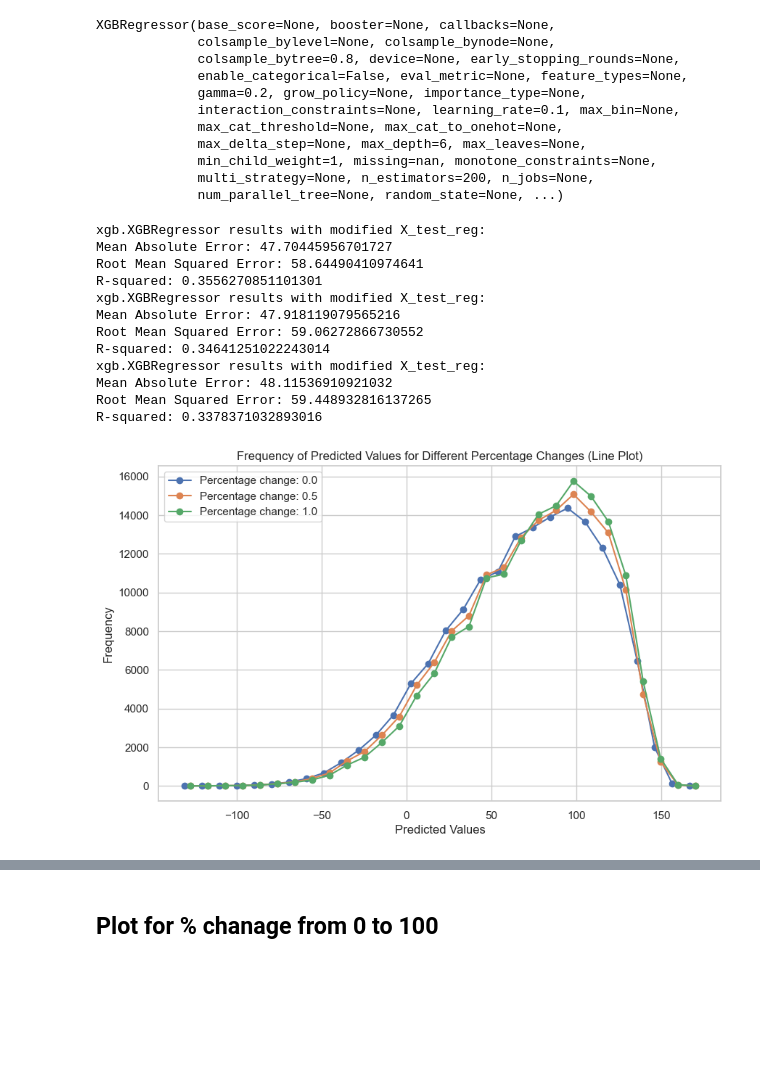
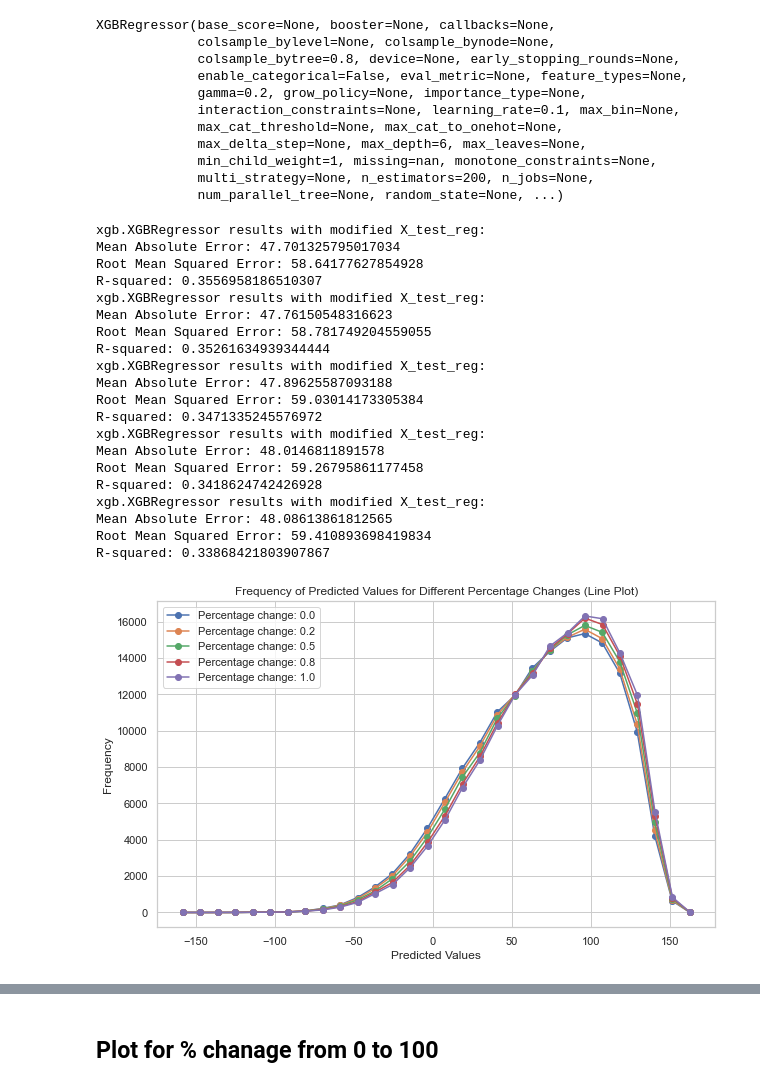
Before and after one commit to jerzybala/Ultra_PF_Smartphone, a Jupyter notebook: UPF_experiments_Feb2024.ipynb, the cells around one changed output, grey strips where cells are left out. Saved outputs shown, nothing was run; the diff lists cells and outputs as text; code cells hidden in the pictures; blank space fills up the shorter version.

```diff
--- a/UPF_experiments_Feb2024.ipynb
+++ b/UPF_experiments_Feb2024.ipynb
@@ -25,7 +25,10 @@ path_temp = '/Volumes/2TB Ext/BrainBaseMHQ/mhm_data_2024-02-03_17-00-42_from jan
 
 path_temp_processed = '/Volumes/2TB Ext/BrainBaseMHQ/GMP_data_2023_to_jan2024.csv'
 
-df = pd.read_csv(path, low_memory=False)
+path1 = '/Users/jerzybala/Desktop/PROCESSED_FOOD_Dec2023.csv'
+
+
+df = pd.read_csv(path1, low_memory=False)
 
 
 
@@ -848,41 +844,49 @@ def plot_combined_prediction_frequencies_line(prediction_dict, bins=100):
     sns.set(style="whitegrid")
     plt.figure(figsize=(10, 6))
 
     # Calculate and plot the frequencies as lines for each percentage_change's predictions
     for per, predictions in prediction_dict.items():
         counts, bin_edges = np.histogram(predictions, bins=bins)
         bin_centers = (bin_edges[:-1] + bin_edges[1:]) / 2
         plt.plot(bin_centers, counts, label=f'Percentage change: {per}', marker='o', linestyle='-')
 
     plt.title('Frequency of Predicted Values for Different Percentage Changes (Line Plot)')
     plt.xlabel('Predicted Values')
     plt.ylabel('Frequency')
     plt.legend()
     plt.show()
 
 # Example usage:
 values_to_change = [2, 3, 4, 5]
 replacement_value = 1
 
 prediction_dict = {}
-for per in [0.0, 0.5, 1.0]:
+for per in [0.0, 0.2, 0.5, 0.8, 1.0]:
     mae, rmse, r2, predictions, X_test_modified = test_regressor_with_modified_X_test(
         X_test_reg, y_test_reg, model_R, values_to_change, replacement_value, per)
     prediction_dict[per] = predictions
 
 # Plot frequency lines on the same figure
 plot_combined_prediction_frequencies_line(prediction_dict, bins=30)
 # %% [output]
 xgb.XGBRegressor results with modified X_test_reg:
-Mean Absolute Error: 47.70445956701727
-Root Mean Squared Error: 58.64490410974641
-R-squared: 0.3556270851101301
+Mean Absolute Error: 47.701325795017034
+Root Mean Squared Error: 58.64177627854928
+R-squared: 0.3556958186510307
 xgb.XGBRegressor results with modified X_test_reg:
-Mean Absolute Error: 47.918119079565216
-Root Mean Squared Error: 59.06272866730552
-R-squared: 0.34641251022243014
+Mean Absolute Error: 47.76150548316623
+Root Mean Squared Error: 58.781749204559055
+R-squared: 0.35261634939344444
 xgb.XGBRegressor results with modified X_test_reg:
-Mean Absolute Error: 48.11536910921032
-Root Mean Squared Error: 59.448932816137265
-R-squared: 0.3378371032893016
+Mean Absolute Error: 47.89625587093188
+Root Mean Squared Error: 59.03014173305384
+R-squared: 0.3471335245576972
+xgb.XGBRegressor results with modified X_test_reg:
+Mean Absolute Error: 48.0146811891578
+Root Mean Squared Error: 59.26795861177458
+R-squared: 0.3418624742426928
+xgb.XGBRegressor results with modified X_test_reg:
+Mean Absolute Error: 48.08613861812565
+Root Mean Squared Error: 59.410893698419834
+R-squared: 0.33868421803907867
-[figure, old version]
+[figure, new version]
```
Also changed, not shown: parts of 14 cells of this notebook.
